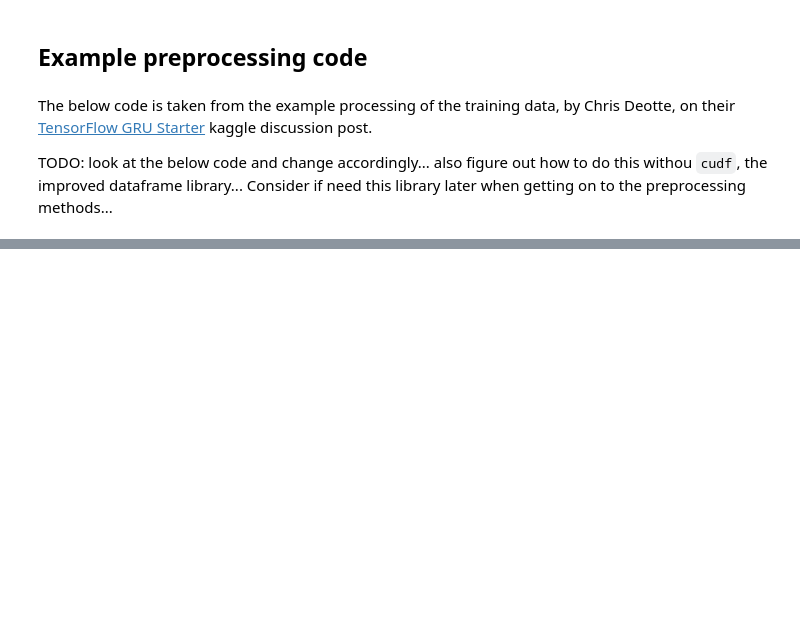
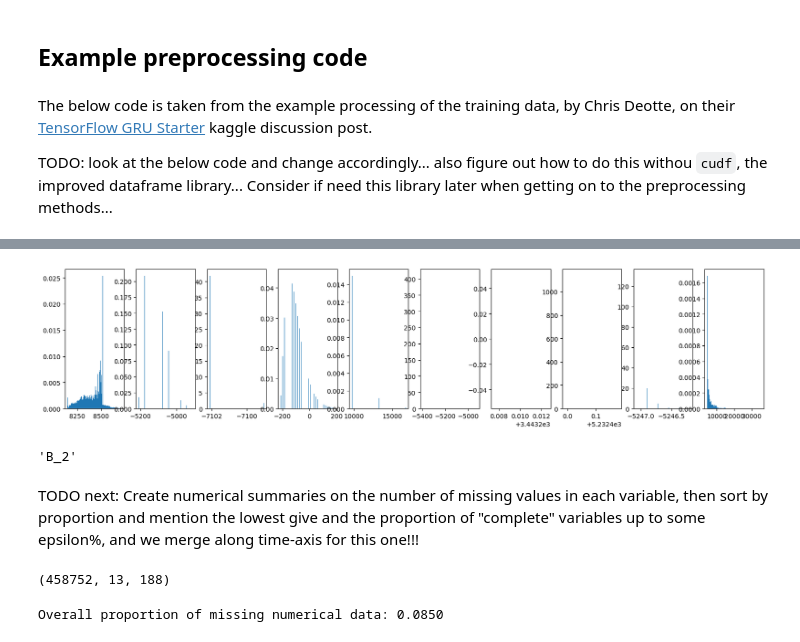
Before and after one commit to marcusGH/edain_paper, a Jupyter notebook: notebooks/baseline_model.ipynb, the cells around one changed output, grey strips where cells are left out. Drawn from its saved outputs; the diff is of its cells as text; code cells hidden in the pictures; blank space fills up the shorter version.

```diff
--- a/notebooks/baseline_model.ipynb
+++ b/notebooks/baseline_model.ipynb
@@ -1534,0 +1541,17 @@ if PROCESS_DATA:
+# %%
+from src.lib.experimentation import load_numpy_data
+from src.experiments.static_preprocessing_methods.experiment_setup import undo_min_max_corrupt_func
+
+data_loader_kwargs = {
+    'batch_size' : 1024,
+    'shuffle' : True,
+    'drop_last' : True,
+}
+
+fill_dict = {
+    'nan' : -100,
+    'pad_categorical' : -2,
+    'pad_numeric' : -90,
+}
+
+train_loader, _ = load_numpy_data(os.path.join(DATA_DIR, "derived", "processed-splits"), [], fill_dict, corrupt_func=undo_min_max_corrupt_func, **data_loader_kwargs)
@@ -1534,0 +1605,28 @@ if PROCESS_DATA:
+# %%
+
+fig, axs = plt.subplots(ncols=10, figsize=(20,4))
+for i in range(10):
+    # remove the nans and pad_numeric values
+    xs = X[:, 0, 161+i]
+    xs = xs[xs > np.min(xs[xs != np.min(xs)])]
+    axs[i].hist(xs, bins=400, density=True)
+    lower, upper = np.quantile(xs, 0.0025), np.quantile(xs, 1-0.0025)
+    axs[i].set_xlim([lower - (upper - lower) * 0.05, upper + (upper - lower) * 0.05])
+plt.show()
+# %% [output]
+[figure, added]
+# %%
+COLS[14]
+# %% [output]
+'B_2'
+# %% [markdown]
+TODO next: Create numerical summaries on the number of missing values in each variable, then sort by proportion and mention the lowest give and the proportion of "complete" variables up to some epsilon%, and we merge along time-axis for this one!!!
+# %%
+train_loader, _ = load_numpy_data(os.path.join(DATA_DIR, "derived", "processed-splits"), [], fill_dict, **data_loader_kwargs)
+X = []
+for X_, _ in train_loader:
+    X.append(X_.detach().numpy())
+X = np.concatenate(X, axis=0)
+X.shape
+# %% [output]
+(458752, 13, 188)
@@ -1534,0 +1638,4 @@ if PROCESS_DATA:
+# %%
+print(f"Overall proportion of missing numerical data: {np.mean(missing_values):.4f}")
+# %% [output]
+Overall proportion of missing numerical data: 0.0850
```
Also changed, not shown: parts of 11 cells of this notebook, 3 other files.
